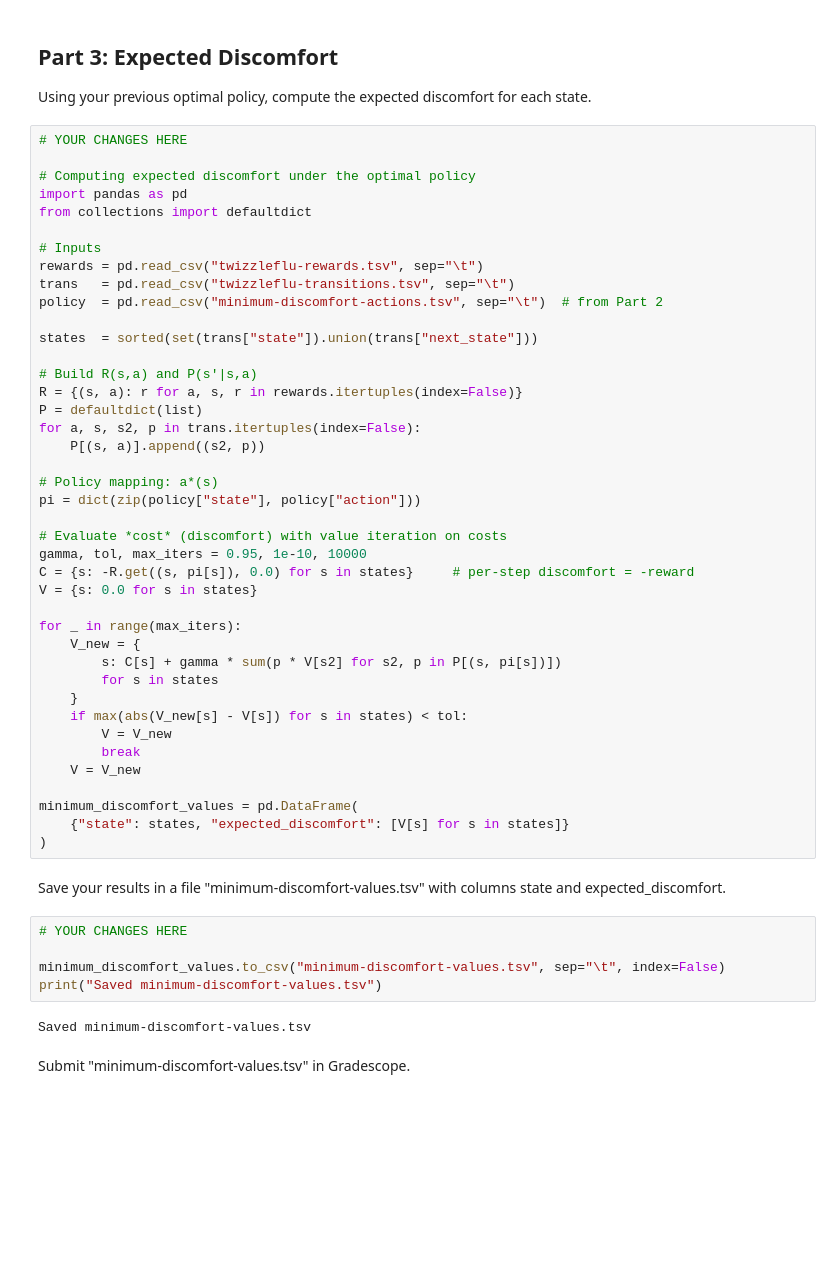
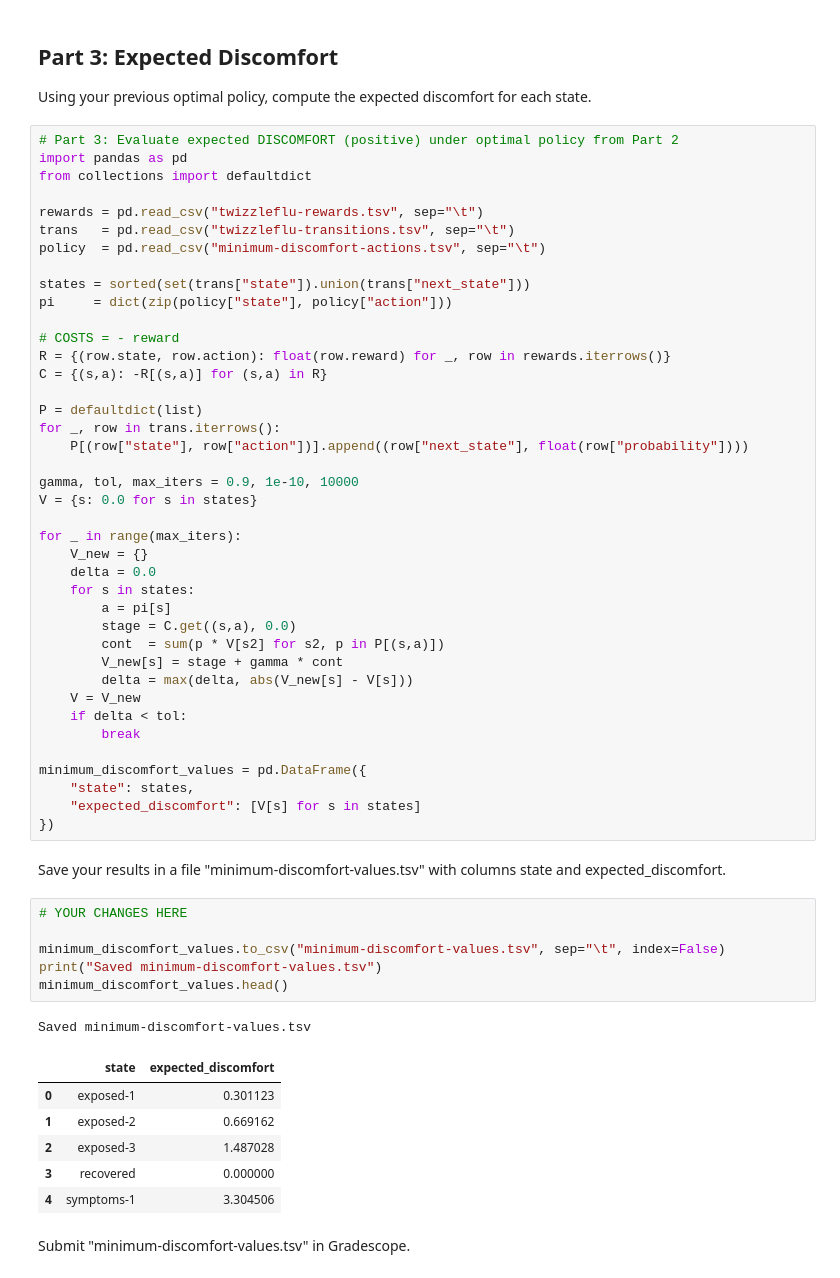
Before and after one commit to bchekole/dx704-project-01, a Jupyter notebook: Week 6/project.ipynb, the cells around one changed output. Drawn from its saved outputs; the diff is of its cells as text; blank space fills up the shorter version.

```diff
--- a/Week 6/project.ipynb
+++ b/Week 6/project.ipynb
@@ -135,55 +166,61 @@ Submit "minimum-discomfort-actions.tsv" in Gradescope.
 
 Using your previous optimal policy, compute the expected discomfort for each state.
 # %%
-# YOUR CHANGES HERE
-
-# Computing expected discomfort under the optimal policy
+# Part 3: Evaluate expected DISCOMFORT (positive) under optimal policy from Part 2
 import pandas as pd
 from collections import defaultdict
 
-# Inputs
 rewards = pd.read_csv("twizzleflu-rewards.tsv", sep="\t")
 trans   = pd.read_csv("twizzleflu-transitions.tsv", sep="\t")
-policy  = pd.read_csv("minimum-discomfort-actions.tsv", sep="\t")  # from Part 2
+policy  = pd.read_csv("minimum-discomfort-actions.tsv", sep="\t")
 
-states  = sorted(set(trans["state"]).union(trans["next_state"]))
+states = sorted(set(trans["state"]).union(trans["next_state"]))
+pi     = dict(zip(policy["state"], policy["action"]))
 
-# Build R(s,a) and P(s'|s,a)
-R = {(s, a): r for a, s, r in rewards.itertuples(index=False)}
+# COSTS = - reward
+R = {(row.state, row.action): float(row.reward) for _, row in rewards.iterrows()}
+C = {(s,a): -R[(s,a)] for (s,a) in R}
+
 P = defaultdict(list)
-for a, s, s2, p in trans.itertuples(index=False):
-    P[(s, a)].append((s2, p))
+for _, row in trans.iterrows():
+    P[(row["state"], row["action"])].append((row["next_state"], float(row["probability"])))
 
-# Policy mapping: a*(s)
-pi = dict(zip(policy["state"], policy["action"]))
-
-# Evaluate *cost* (discomfort) with value iteration on costs
-gamma, tol, max_iters = 0.95, 1e-10, 10000
-C = {s: -R.get((s, pi[s]), 0.0) for s in states}     # per-step discomfort = -reward
+gamma, tol, max_iters = 0.9, 1e-10, 10000
 V = {s: 0.0 for s in states}
 
 for _ in range(max_iters):
-    V_new = {
-        s: C[s] + gamma * sum(p * V[s2] for s2, p in P[(s, pi[s])])
-        for s in states
-    }
-    if max(abs(V_new[s] - V[s]) for s in states) < tol:
-        V = V_new
+    V_new = {}
+    delta = 0.0
+    for s in states:
+        a = pi[s]
+        stage = C.get((s,a), 0.0)
+        cont  = sum(p * V[s2] for s2, p in P[(s,a)])
+        V_new[s] = stage + gamma * cont
+        delta = max(delta, abs(V_new[s] - V[s]))
+    V = V_new
+    if delta < tol:
         break
-    V = V_new
 
-minimum_discomfort_values = pd.DataFrame(
-    {"state": states, "expected_discomfort": [V[s] for s in states]}
-)
+minimum_discomfort_values = pd.DataFrame({
+    "state": states,
+    "expected_discomfort": [V[s] for s in states]
+})
 # %% [markdown]
 Save your results in a file "minimum-discomfort-values.tsv" with columns state and expected_discomfort.
 # %%
 # YOUR CHANGES HERE
 
 minimum_discomfort_values.to_csv("minimum-discomfort-values.tsv", sep="\t", index=False)
 print("Saved minimum-discomfort-values.tsv")
+minimum_discomfort_values.head()
 # %% [output]
 Saved minimum-discomfort-values.tsv
+|  | state | expected_discomfort |
+| 0 | exposed-1 | 0.301123 |
+| 1 | exposed-2 | 0.669162 |
+| 2 | exposed-3 | 1.487028 |
+| 3 | recovered | 0.000000 |
+| 4 | symptoms-1 | 3.304506 |
 # %% [markdown]
 Submit "minimum-discomfort-values.tsv" in Gradescope.
 # %% [markdown]
```
Also changed, not shown: parts of 16 cells of this notebook, 3 other files.
